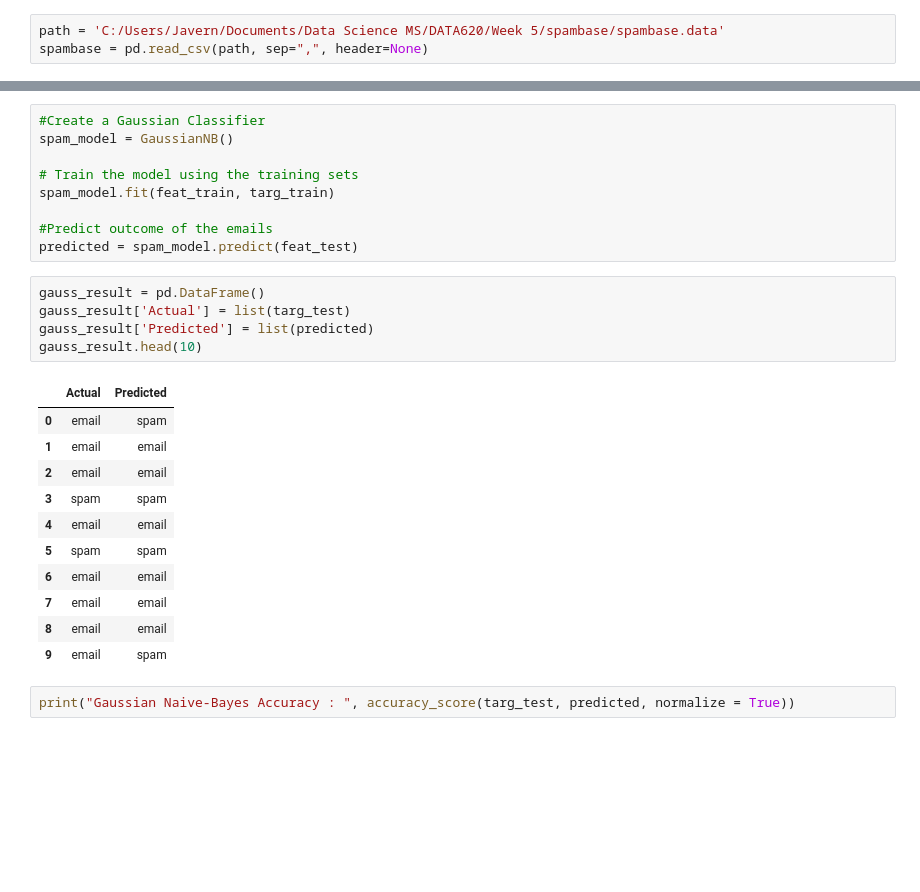
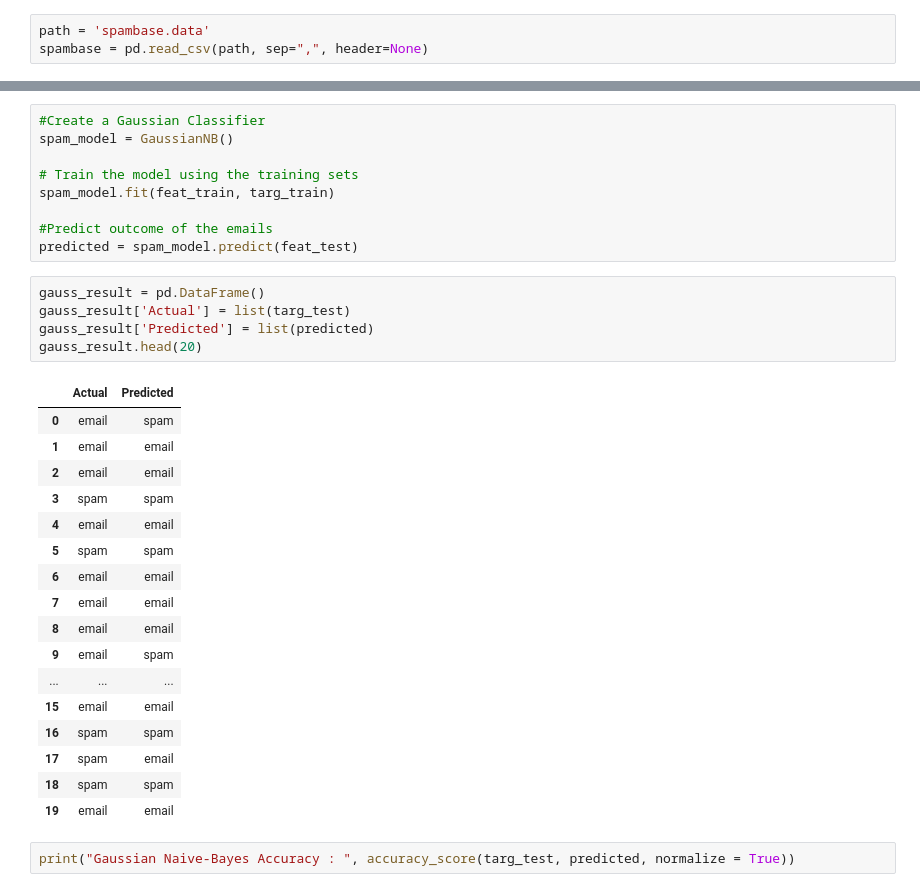
Before and after one commit to javernw/DATA620-Web-Analytics, a Jupyter notebook: DATA620 HW5.ipynb, the cells around one changed output, grey strips where cells are left out. Drawn from its saved outputs; the diff is of its cells as text; blank space fills up the shorter version.

```diff
--- a/DATA620 HW5.ipynb
+++ b/DATA620 HW5.ipynb
@@ -26,7 +27,7 @@ from yellowbrick.classifier import ClassificationReport
 # %% [markdown]
 Import Spambase data file for processing into a pandas dataframe.
 # %%
-path = 'C:/Users/Javern/Documents/Data Science MS/DATA620/Week 5/spambase/spambase.data'
+path = 'spambase.data'
 spambase = pd.read_csv(path, sep=",", header=None)
 # %% [markdown]
 Rename columns. The names for the columns were taken from the spambase.names file
@@ -160,20 +161,26 @@ predicted = spam_model.predict(feat_test)
 # %%
 gauss_result = pd.DataFrame()
 gauss_result['Actual'] = list(targ_test)
 gauss_result['Predicted'] = list(predicted)
-gauss_result.head(10)
+gauss_result.head(20)
 # %% [output]
 |  | Actual | Predicted |
 | 0 | email | spam |
 | 1 | email | email |
 | 2 | email | email |
 | 3 | spam | spam |
 | 4 | email | email |
 | 5 | spam | spam |
 | 6 | email | email |
 | 7 | email | email |
 | 8 | email | email |
 | 9 | email | spam |
+| ... | ... | ... |
+| 15 | email | email |
+| 16 | spam | spam |
+| 17 | spam | email |
+| 18 | spam | spam |
+| 19 | email | email |
 # %%
 print("Gaussian Naive-Bayes Accuracy : ", accuracy_score(targ_test, predicted, normalize = True))
 # %% [output]
```
Also changed, not shown: parts of 2 cells of this notebook.
